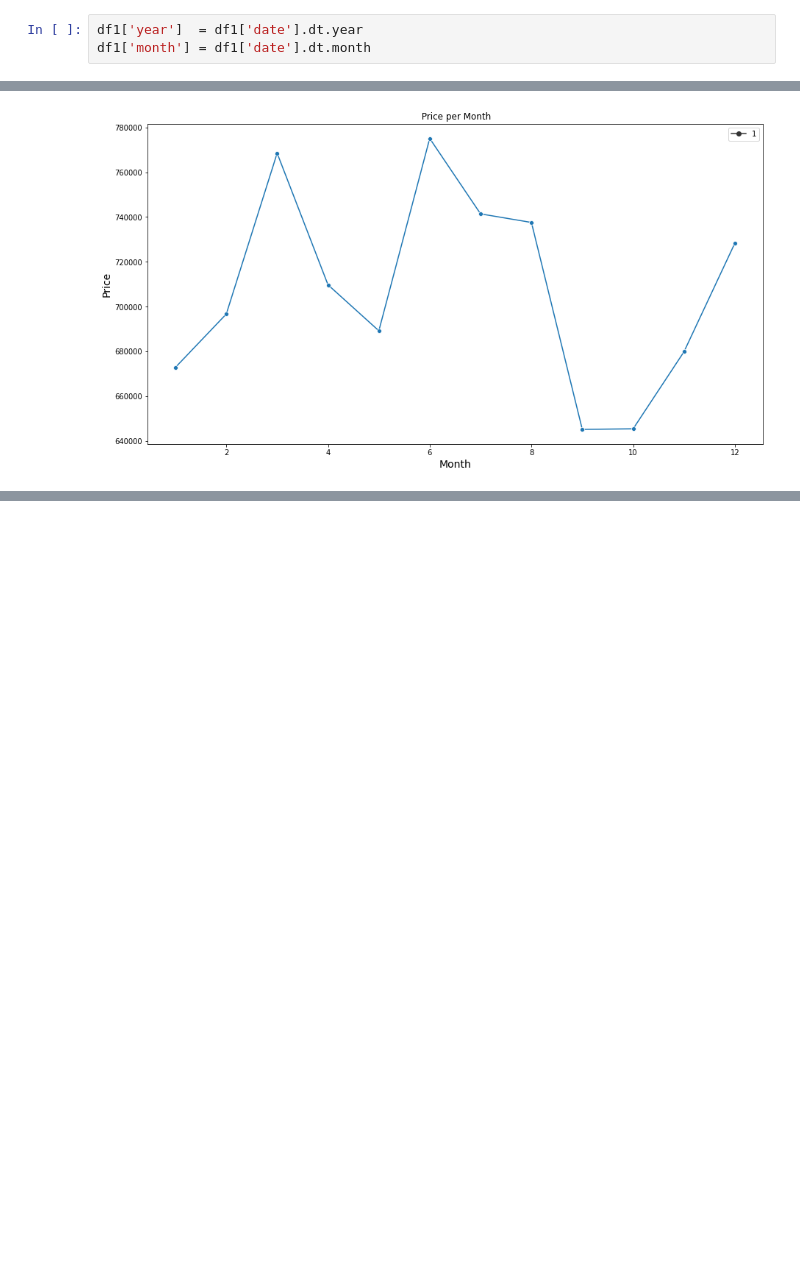
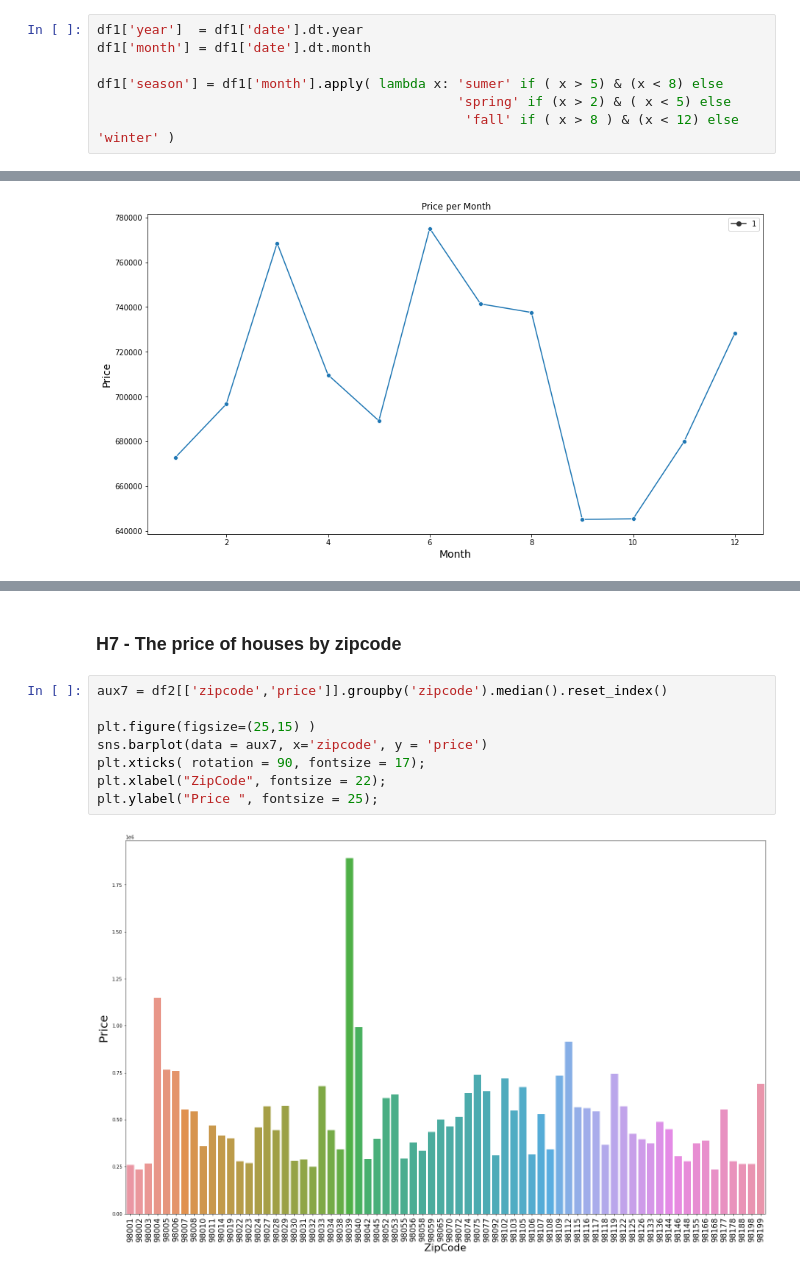
Before and after one commit to Alexandre-Magno/House_Rocket_Insights, a Jupyter notebook: Ciclo_01_house_rocket.ipynb, the cells around one changed output, grey strips where cells are left out. Drawn from its saved outputs; the diff is of its cells as text; blank space fills up the shorter version.

```diff
--- a/Ciclo_01_house_rocket.ipynb
+++ b/Ciclo_01_house_rocket.ipynb
@@ -197,6 +200,10 @@ rows dropped 177
 # %%
 df1['year']  = df1['date'].dt.year
 df1['month'] = df1['date'].dt.month
+
+df1['season'] = df1['month'].apply( lambda x: 'sumer' if ( x > 5) & (x < 8) else
+                                              'spring' if (x > 2) & ( x < 5) else
+                                               'fall' if ( x > 8 ) & (x < 12) else 'winter' )
 # %% [markdown]
 # 2.0 Exploratory Data Analysis
 # %%
@@ -285,0 +320,12 @@ plt.title(" Price per Month");
+# %% [markdown]
+### H7 - The price of houses by zipcode
+# %%
+aux7 = df2[['zipcode','price']].groupby('zipcode').median().reset_index()
+
+plt.figure(figsize=(25,15) )
+sns.barplot(data = aux7, x='zipcode', y = 'price')
+plt.xticks( rotation = 90, fontsize = 17);
+plt.xlabel("ZipCode", fontsize = 22);
+plt.ylabel("Price ", fontsize = 25);
+# %% [output]
+[figure, added]
```
Also changed, not shown: parts of 33 cells of this notebook, 19 other files.
